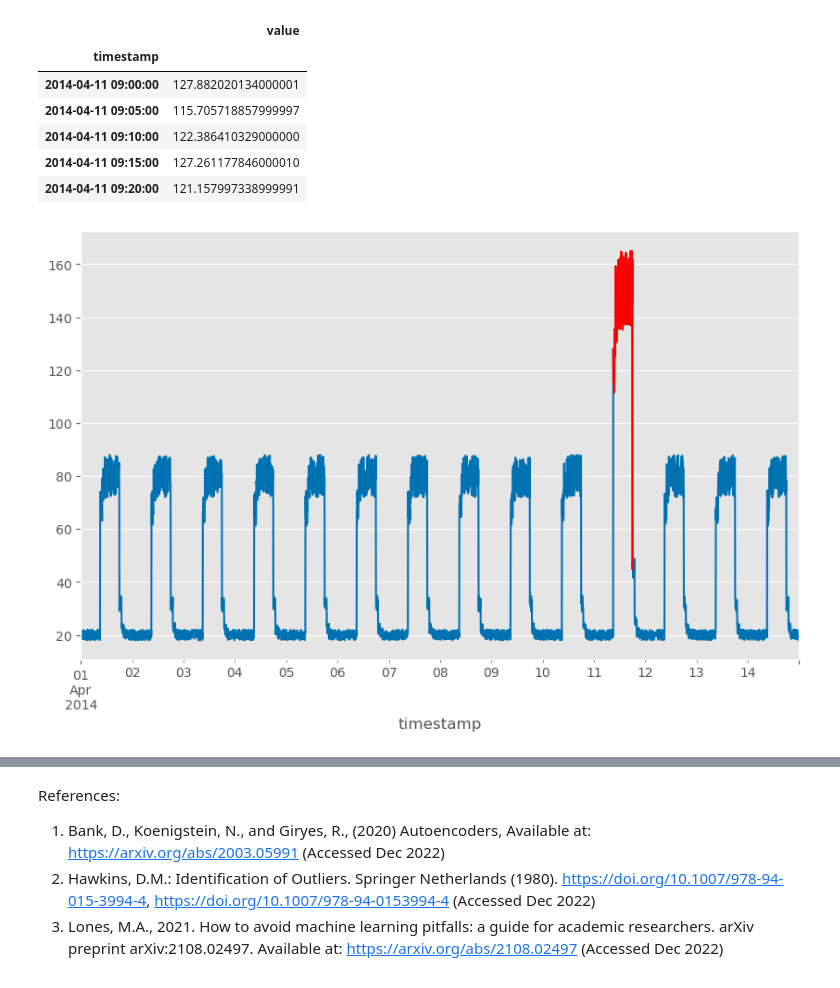
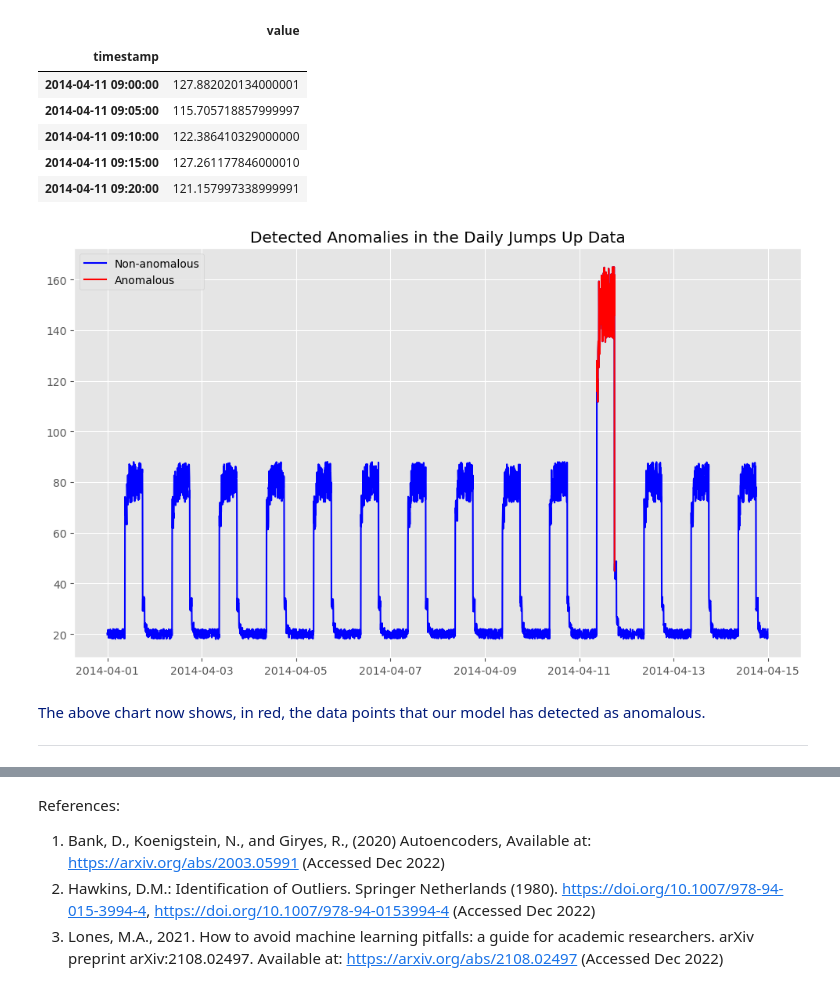
Before and after one commit to Sam-Tracey/ML-Stats-Assessment, a Jupyter notebook: anomaly-detection.ipynb, the cells around one changed output, grey strips where cells are left out. Drawn from its saved outputs; the diff is of its cells as text; code cells hidden in the pictures.

Commit message:
Updated final plot and re-ran entire notebook

```diff
--- a/anomaly-detection.ipynb
+++ b/anomaly-detection.ipynb
@@ -1395,14 +1394,28 @@ df_subset.head()
 # %%
 # Create a figure and axis.
 fig, ax = plt.subplots(figsize=(10, 6))
 
 # Plot the daily jumps up data.
-df_daily_jumpsup.plot(legend=False, ax=ax)
+ax.plot(df_daily_jumpsup, color="b", label="Non-anomalous")
+
 
 # Overlay the anomalies from the df_subset dataframe.
-df_subset.plot(legend=False, ax=ax, color="r");
+ax.plot(df_subset, color="r", label="Anomalous")
+
+# Set the title.
+ax.set_title("Detected Anomalies in the Daily Jumps Up Data")
+
+#Add legend based on labels
+ax.legend()
+# Move the legend to the top left corner.
+ax.legend(loc="upper left")
+fig.tight_layout();
 # %% [output]
-[figure, old version]
+[figure, new version]
+# %% [markdown]
+<p style="color: #001a79;">The above chart now shows, in red, the data points that our model has detected as anomalous.</p>
+
+***
 # %% [markdown]
 <h2 style="color: #001a79;">Conclusion</h2>
 
```
Also changed, not shown: parts of 4 cells of this notebook.
